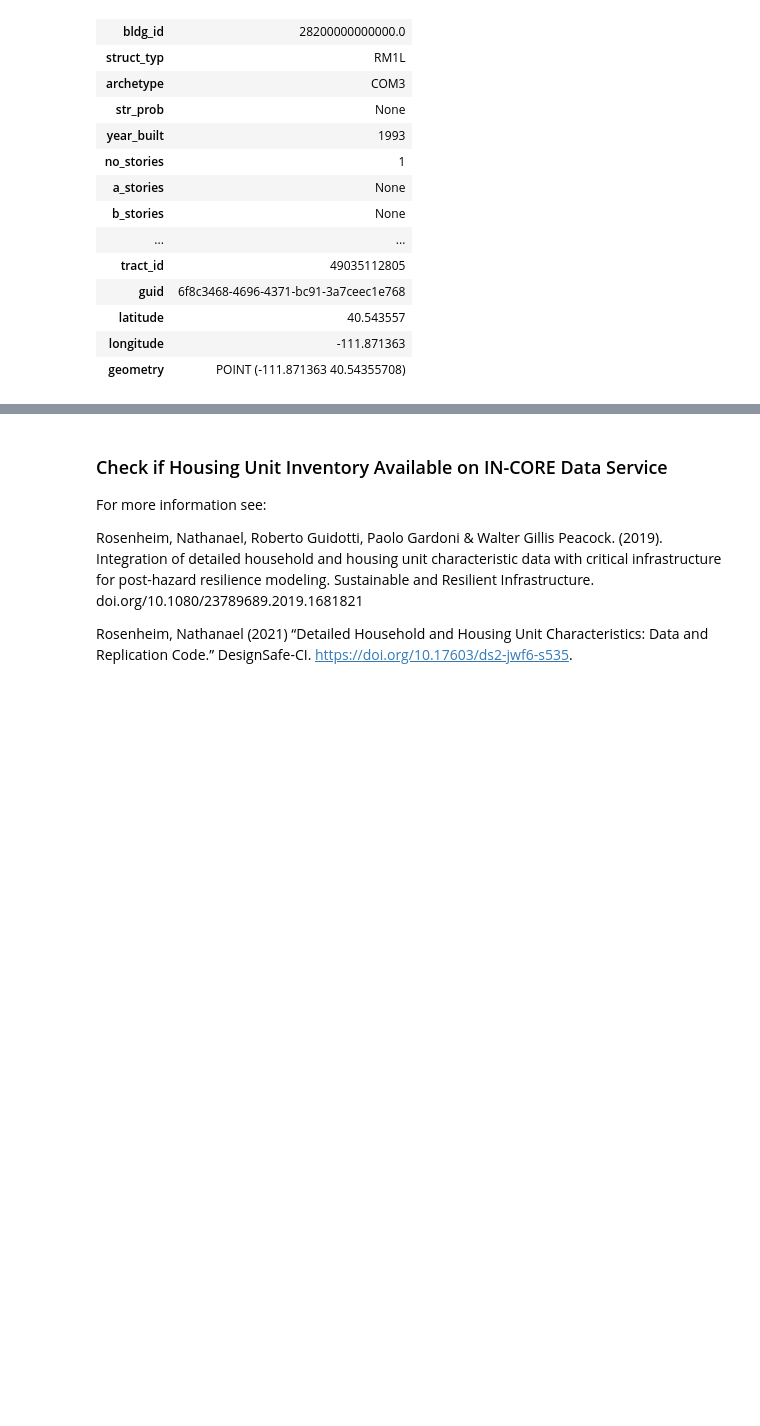
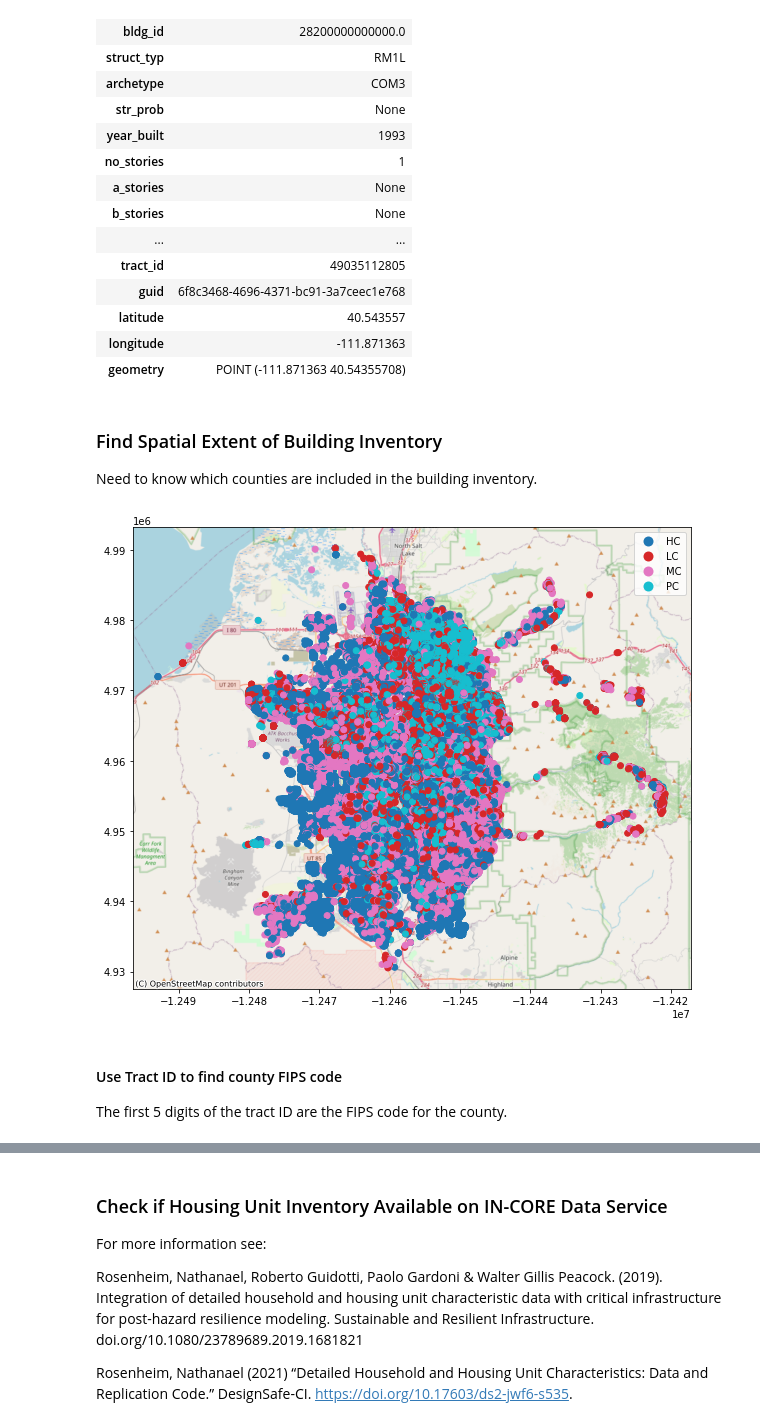
Before and after one commit to npr99/intersect-community-data, a Jupyter notebook: ncoda_07cv2_run_HUA_workflow.ipynb, the cells around one changed output, grey strips where cells are left out. Cells and saved outputs as stored; diff of their text form; code cells hidden in the pictures; blank space fills up the shorter version.

```diff
--- a/ncoda_07cv2_run_HUA_workflow.ipynb
+++ b/ncoda_07cv2_run_HUA_workflow.ipynb
@@ -165,3 +195,14 @@ bldg_inv_gdf.head(1).T
 | latitude | 40.543557 |
 | longitude | -111.871363 |
 | geometry | POINT (-111.871363 40.54355708) |
+# %% [markdown]
+### Find Spatial Extent of Building Inventory
+Need to know which counties are included in the building inventory.
+# %%
+map = viz.plot_gdf_map(bldg_inv_gdf,column='dlevel')
+map
+# %% [output]
+[figure, added]
+# %% [markdown]
+#### Use Tract ID to find county FIPS code
+The first 5 digits of the tract ID are the FIPS code for the county.
```
Also changed, not shown: parts of 10 cells of this notebook, 5 other files.
